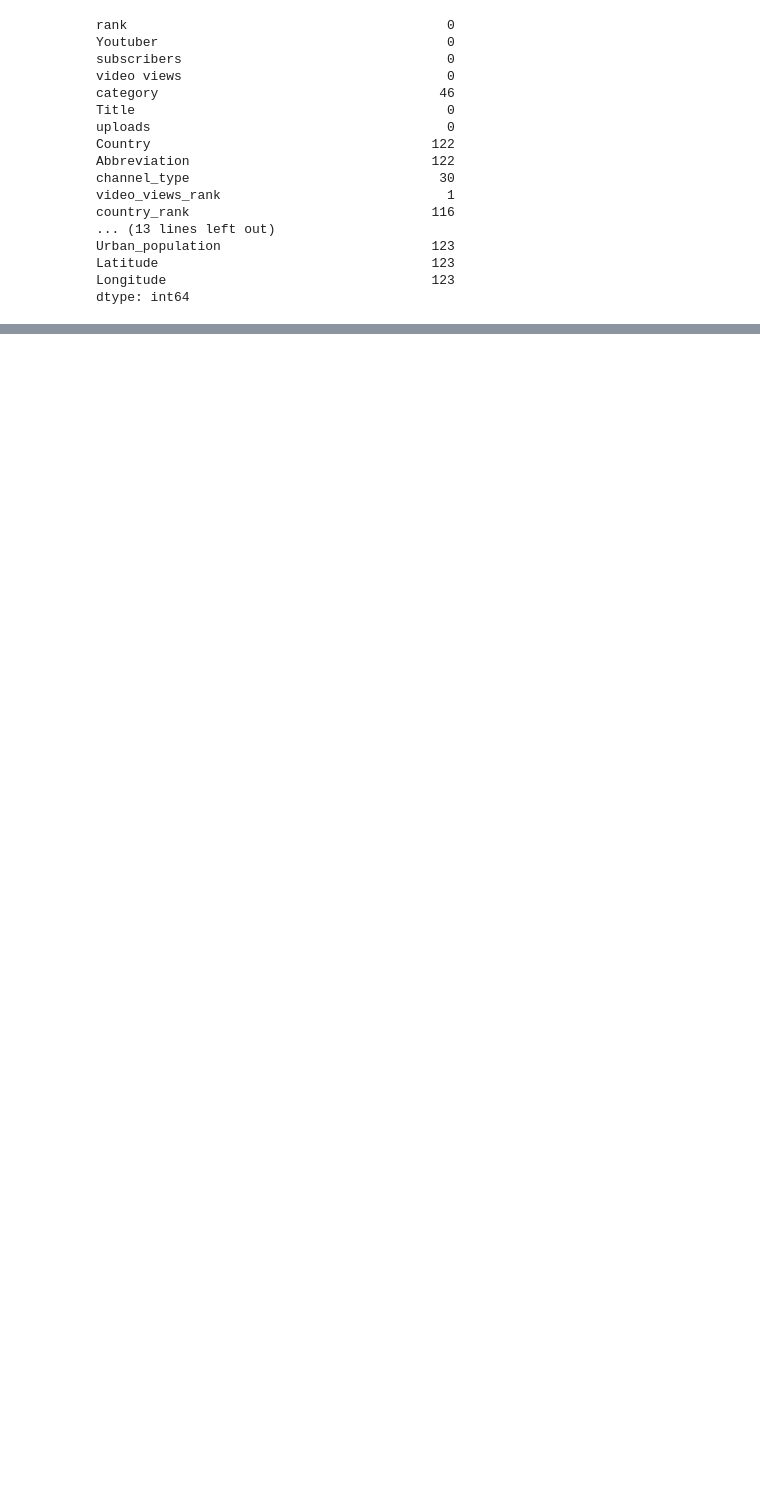
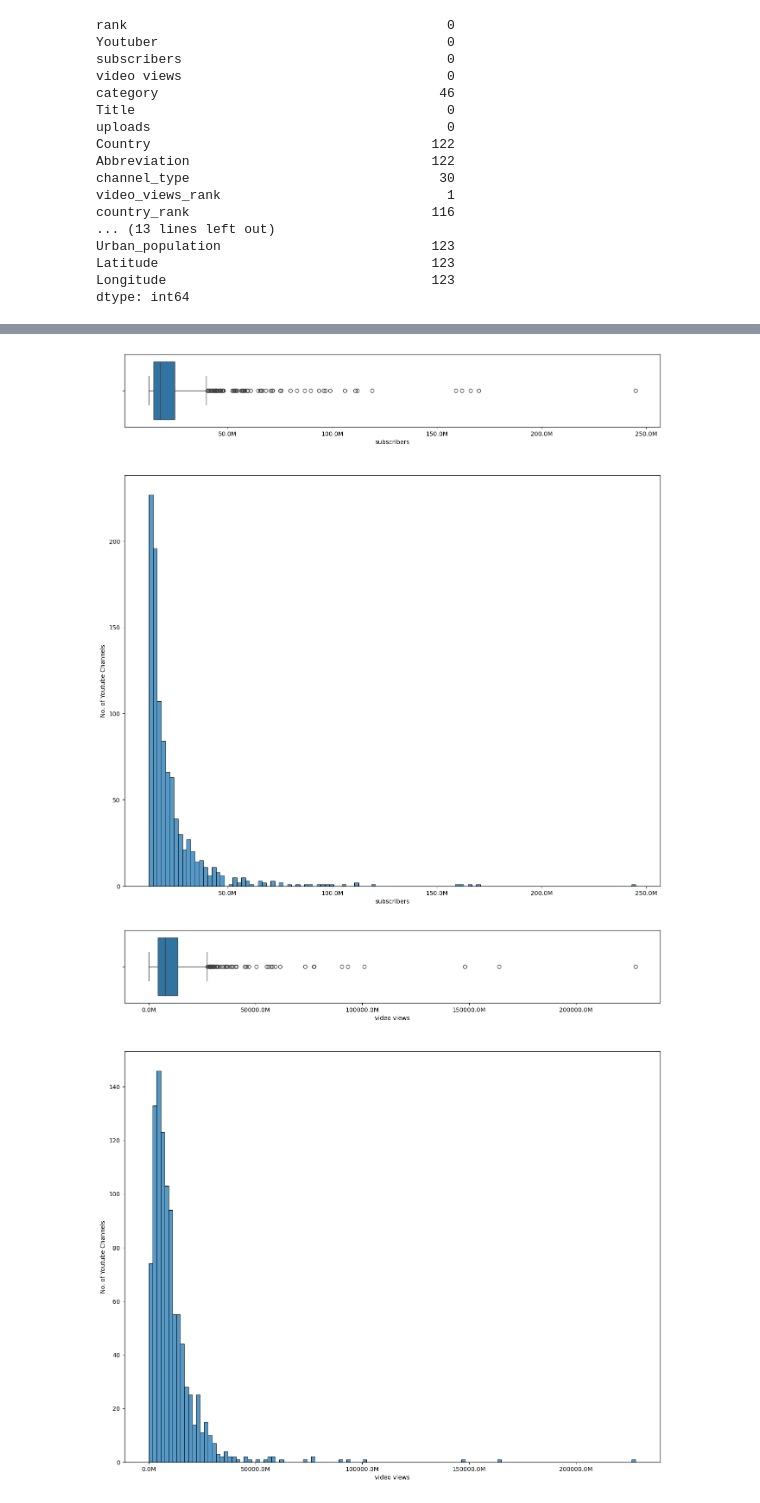
Before and after one commit to sergioabz/final_project_bootcamp, a Jupyter notebook: notebooks/Final_Project.ipynb, the cells around one changed output, grey strips where cells are left out. Drawn from its saved outputs; the diff is of its cells as text; code cells hidden in the pictures; blank space fills up the shorter version.

```diff
--- a/notebooks/Final_Project.ipynb
+++ b/notebooks/Final_Project.ipynb
@@ -47,0 +499,22 @@ dtype: int64
+# %%
+import matplotlib.ticker as mtick
+
+# Function to format y-axis labels
+def millions(x, pos):
+    return '%1.1fM' % (x * 1e-6)
+
+# Create a formatter
+formatter = mtick.FuncFormatter(millions)
+selected_columns = continuous_df.columns
+for column in selected_columns:
+    fig, (ax_box, ax_hist) = plt.subplots(2, sharex=False, gridspec_kw={"height_ratios": (.15, .85)}, figsize=(16,16))
+    sns.boxplot(data=continuous_df, x=column, ax=ax_box)
+    ax_box.xaxis.set_major_formatter(formatter)
+    sns.histplot(data=continuous_df, x=column, ax=ax_hist)
+    ax_hist.xaxis.set_major_formatter(formatter)  # Use the formatter for the y-axis
+    ax_hist.set_ylabel("No. of Youtube Channels")
+
+    plt.show()
+# %% [output]
+[figure, added]
+[figure, added]
```
Also changed, not shown: parts of 87 cells of this notebook.
